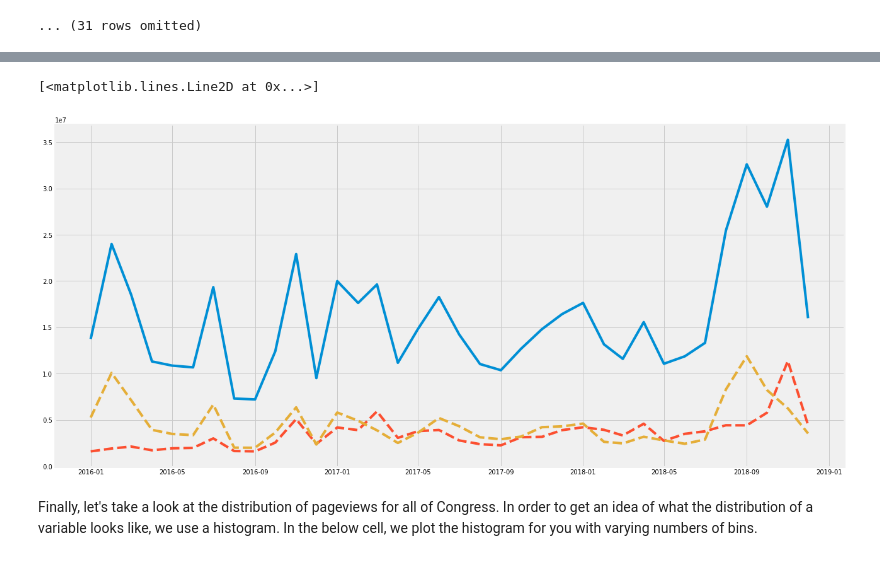
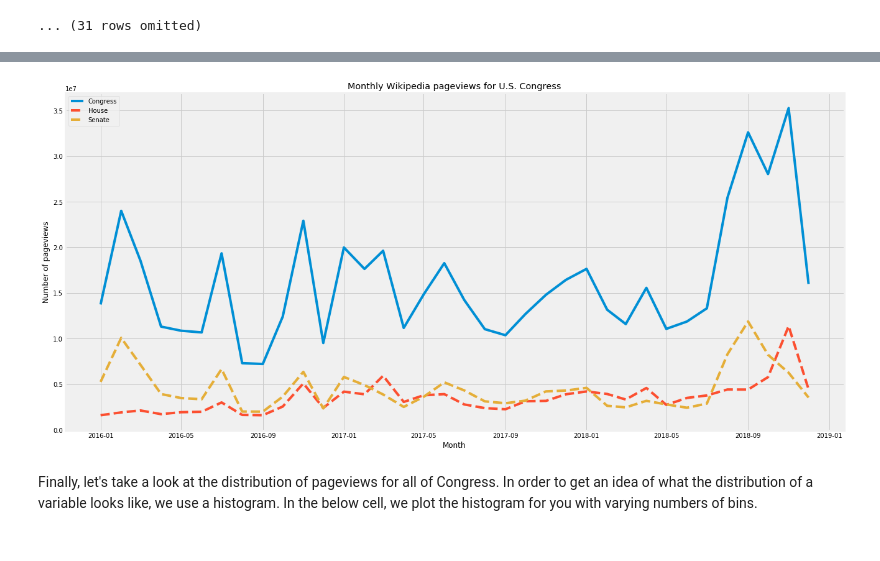
Before and after one commit to ls88-openscienceconnector/lab05-hasanm133, a Jupyter notebook: lab05.ipynb, the cells around one changed output, grey strips where cells are left out. Saved outputs shown, nothing was run; the diff lists cells and outputs as text; code cells hidden in the pictures.

```diff
--- a/lab05.ipynb
+++ b/lab05.ipynb
@@ -180,14 +180,16 @@ congress.show(5)
 <img src="q4b.png" width="1000px" />
 # %%
 plt.figure(figsize=[20, 10])
-#plt.plot(senate.column('Month'), senate.column('view sums'), 'r--')
+plt.title('Monthly Wikipedia pageviews for U.S. Congress')
+plt.ylabel('Number of pageviews')
+plt.xlabel('Month')
 
 plt.plot(congress.column('Month'), congress.column('view sums'))
 plt.plot(house.column('Month'), house.column('view sums'), '--')
 plt.plot(senate.column('Month'), senate.column('view sums'), '--')
+plt.legend(('Congress', 'House', 'Senate'));
 # %% [output]
-[<matplotlib.lines.Line2D at 0x...>]
-[figure, old version]
+[figure, new version]
 # %% [markdown]
 Finally, let's take a look at the distribution of pageviews for all of Congress. In order to get an idea of what the distribution of a variable looks like, we use a histogram. In the below cell, we plot the histogram for you with varying numbers of bins.
 # %%
```
Also changed, not shown: parts of 3 cells of this notebook.
